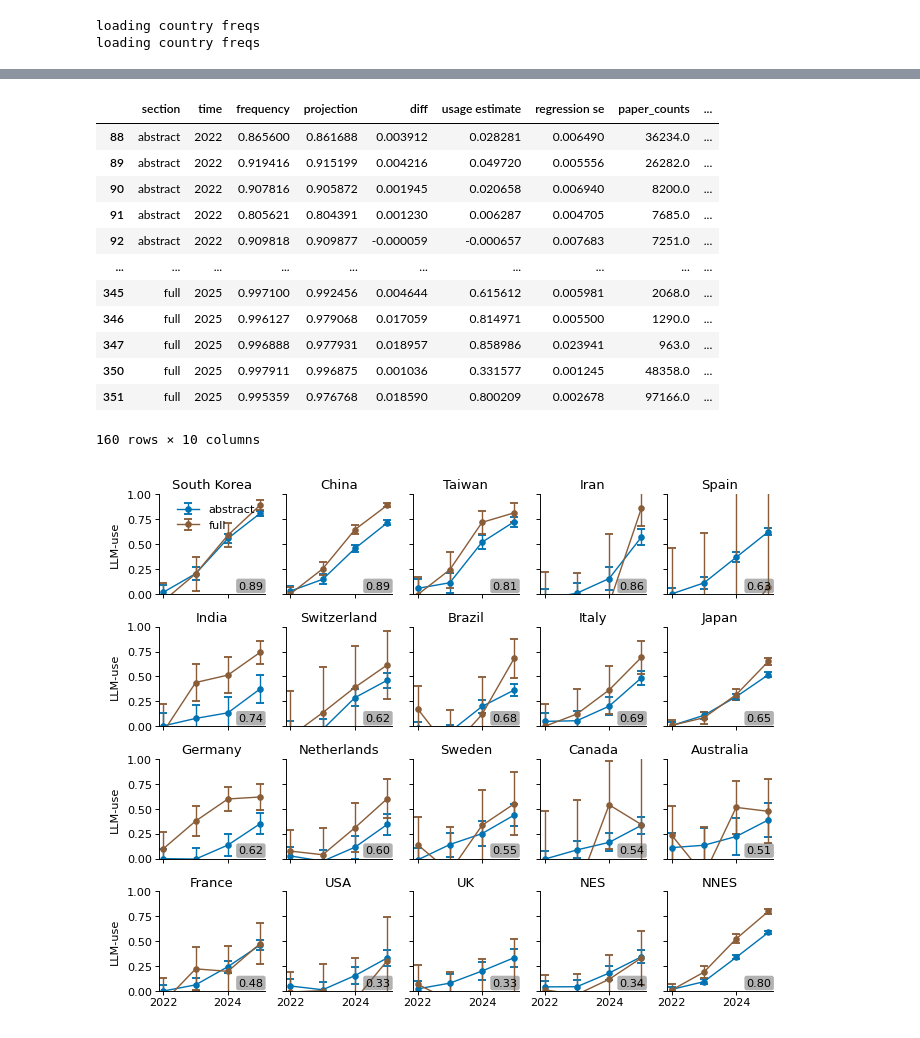
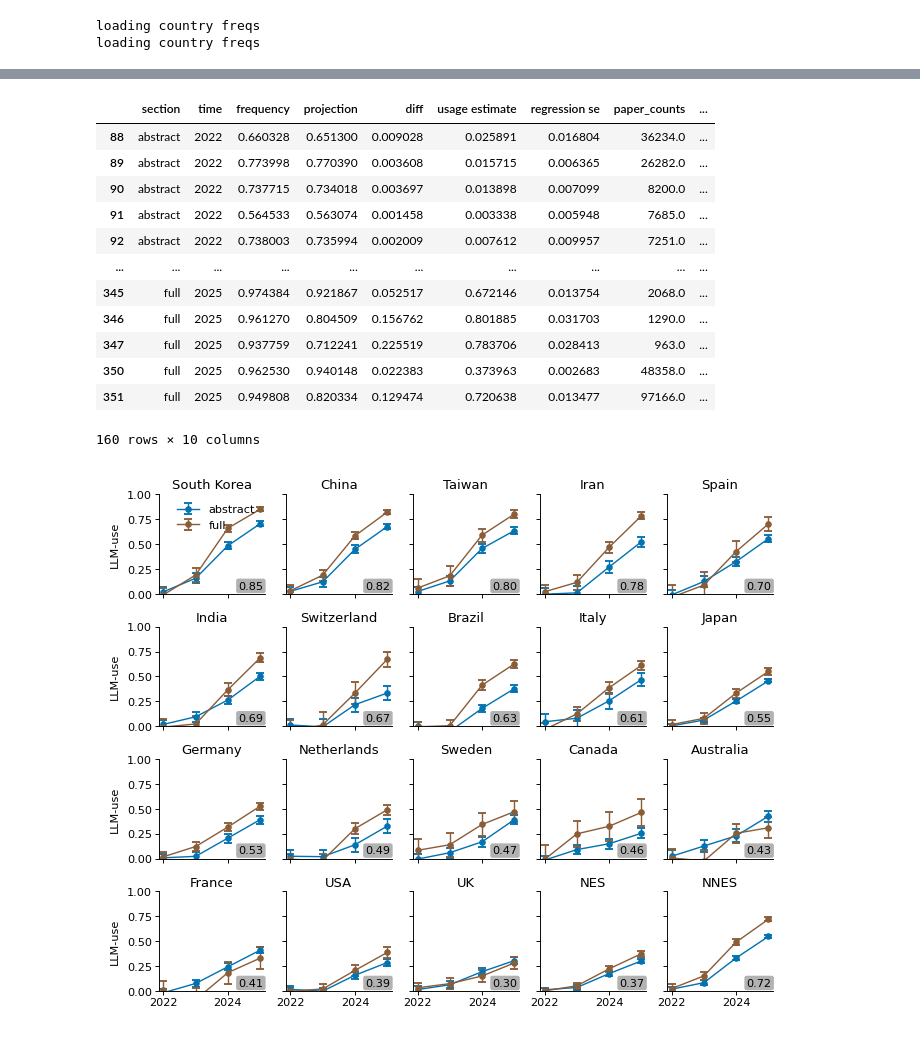
Before and after one commit to LenaHolzwarth/llms_in_academia, a Jupyter notebook: scripts/10i_subgroups_country.ipynb, the cells around one changed output, grey strips where cells are left out. Drawn from its saved outputs; the diff is of its cells as text; code cells hidden in the pictures.

```diff
--- a/scripts/10i_subgroups_country.ipynb
+++ b/scripts/10i_subgroups_country.ipynb
@@ -27,7 +27,7 @@ BASELINE = "baseline_2026-01-23"
 RESULTS_PATH = os.path.join("../data/results/", BASELINE, VERSION)
 secs = next(os.walk(RESULTS_PATH))[1]
 
-CUTOFF_VERSION = "opt"
+CUTOFF_VERSION = "subsubopt"
 # %%
 freqs_dfs = {}
 
@@ -143,17 +143,17 @@ df_filtered = df[
 df_filtered
 # %% [output]
 |  | section | time | frequency | projection | diff | usage estimate | regression se | paper_counts | ... |
-| 88 | abstract | 2022 | 0.865600 | 0.861688 | 0.003912 | 0.028281 | 0.006490 | 36234.0 | ... |
-| 89 | abstract | 2022 | 0.919416 | 0.915199 | 0.004216 | 0.049720 | 0.005556 | 26282.0 | ... |
-| 90 | abstract | 2022 | 0.907816 | 0.905872 | 0.001945 | 0.020658 | 0.006940 | 8200.0 | ... |
-| 91 | abstract | 2022 | 0.805621 | 0.804391 | 0.001230 | 0.006287 | 0.004705 | 7685.0 | ... |
-| 92 | abstract | 2022 | 0.909818 | 0.909877 | -0.000059 | -0.000657 | 0.007683 | 7251.0 | ... |
+| 88 | abstract | 2022 | 0.660328 | 0.651300 | 0.009028 | 0.025891 | 0.016804 | 36234.0 | ... |
+| 89 | abstract | 2022 | 0.773998 | 0.770390 | 0.003608 | 0.015715 | 0.006365 | 26282.0 | ... |
+| 90 | abstract | 2022 | 0.737715 | 0.734018 | 0.003697 | 0.013898 | 0.007099 | 8200.0 | ... |
+| 91 | abstract | 2022 | 0.564533 | 0.563074 | 0.001458 | 0.003338 | 0.005948 | 7685.0 | ... |
+| 92 | abstract | 2022 | 0.738003 | 0.735994 | 0.002009 | 0.007612 | 0.009957 | 7251.0 | ... |
 | ... | ... | ... | ... | ... | ... | ... | ... | ... | ... |
-| 345 | full | 2025 | 0.997100 | 0.992456 | 0.004644 | 0.615612 | 0.005981 | 2068.0 | ... |
-| 346 | full | 2025 | 0.996127 | 0.979068 | 0.017059 | 0.814971 | 0.005500 | 1290.0 | ... |
-| 347 | full | 2025 | 0.996888 | 0.977931 | 0.018957 | 0.858986 | 0.023941 | 963.0 | ... |
-| 350 | full | 2025 | 0.997911 | 0.996875 | 0.001036 | 0.331577 | 0.001245 | 48358.0 | ... |
-| 351 | full | 2025 | 0.995359 | 0.976768 | 0.018590 | 0.800209 | 0.002678 | 97166.0 | ... |
+| 345 | full | 2025 | 0.974384 | 0.921867 | 0.052517 | 0.672146 | 0.013754 | 2068.0 | ... |
+| 346 | full | 2025 | 0.961270 | 0.804509 | 0.156762 | 0.801885 | 0.031703 | 1290.0 | ... |
+| 347 | full | 2025 | 0.937759 | 0.712241 | 0.225519 | 0.783706 | 0.028413 | 963.0 | ... |
+| 350 | full | 2025 | 0.962530 | 0.940148 | 0.022383 | 0.373963 | 0.002683 | 48358.0 | ... |
+| 351 | full | 2025 | 0.949808 | 0.820334 | 0.129474 | 0.720638 | 0.013477 | 97166.0 | ... |
 160 rows × 10 columns
 # %%
 countries_in_order = [
@@ -221,35 +221,35 @@ for i, country in enumerate(countries_in_order):
     # Max usage annotation
     max_usage = sub["usage estimate"].max()
     ax.text(
         0.75,  # 0.05,
         0.05,  # 0.9,
         f"{max_usage:.2f}",
         transform=ax.transAxes,
         bbox=dict(
             facecolor="#666666", edgecolor="none", alpha=0.5, boxstyle="round,pad=.2"
         ),
     )
 
     ax.set_ylim([0, 1])
 
     if i % ncols == 0:
         ax.set_ylabel("LLM-use")
 
 axes[0].legend()
 
 # plt.tight_layout()
 plt.savefig(
     os.path.join(
         "../results/plots",
         BASELINE,
         VERSION,
-        "countries_individual_{CUTOFF_VERSION}.png",
+        f"countries_individual_{CUTOFF_VERSION}.png",
     ),
     dpi=300,
 )
 plt.show()
 # %% [output]
-[figure, old version]
+[figure, new version]
 # %%
 df_full = df[(df["section"] == "full") & (df["time"].isin([2024, 2025]))]
 df_full = df_full.pivot(
```
Also changed, not shown: parts of 8 cells of this notebook, 9 other files.
